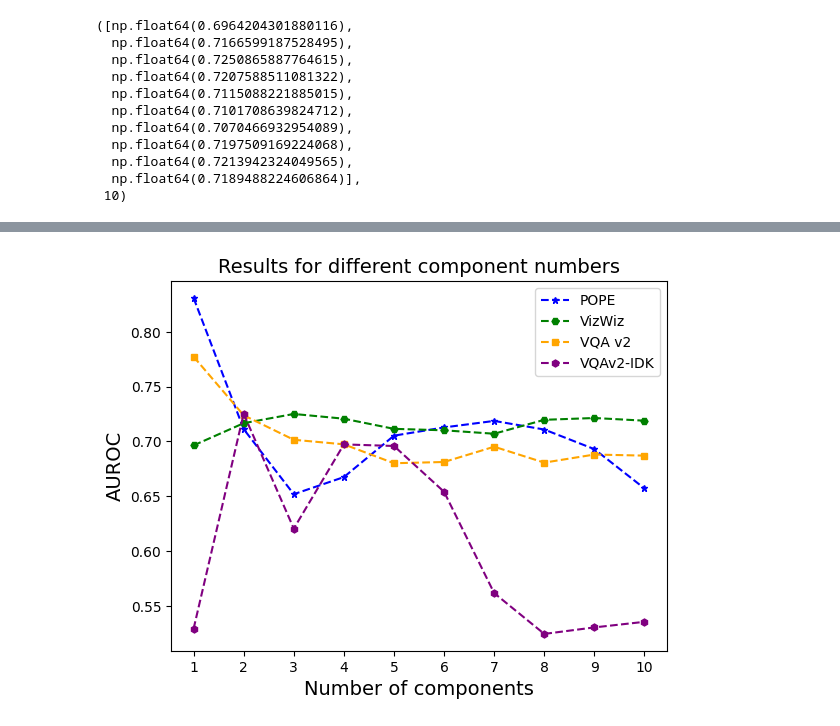
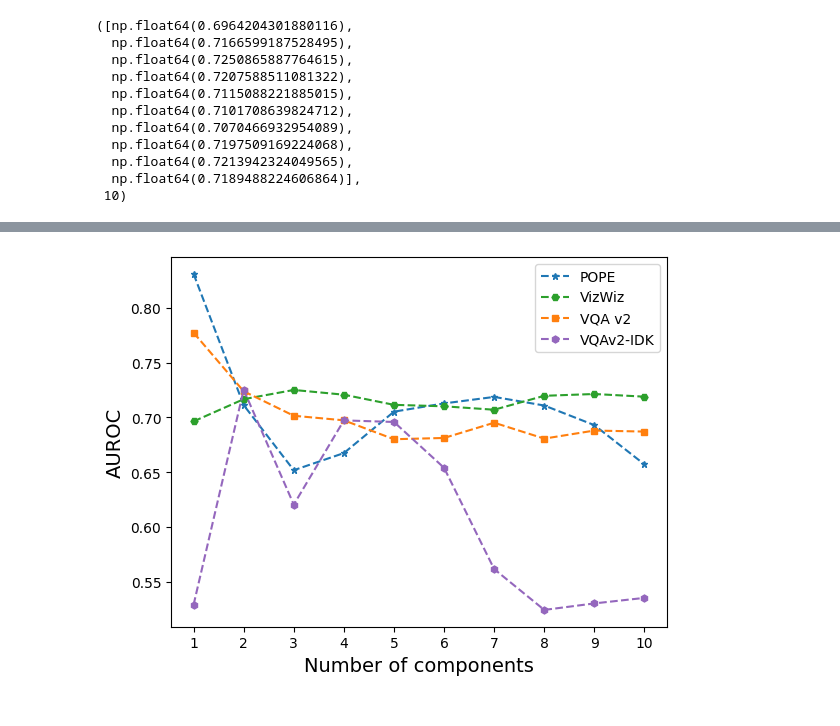
Before and after one commit to Yancy456/LVLM-Hall-OOD, a Jupyter notebook: results_different_components.ipynb, the cells around one changed output, grey strips where cells are left out. Drawn from its saved outputs; the diff is of its cells as text; code cells hidden in the pictures.

```diff
--- a/results_different_components.ipynb
+++ b/results_different_components.ipynb
@@ -82,29 +79,28 @@ vqaidk_scores,len(vqaidk_scores)
 # %%
 import matplotlib.pyplot as plt
 import numpy as np
 
 # Generate x values from 0 to 4π
 x = np.arange(1,len(pope_scores)+1)
 
 
 
 # Create the plot
-plt.plot(x, pope_scores, linestyle='--',marker='*',color='blue',label='POPE',markersize=5)
-plt.plot(x, vizwiz_scores, linestyle='--',marker='H',color='green',label='VizWiz',markersize=5)
-plt.plot(x, vqa_scores, linestyle='--',marker='s',color='orange',label='VQA v2',markersize=5)
-plt.plot(x, vqaidk_scores, linestyle='--',marker='h',color='purple',label='VQAv2-IDK',markersize=5)
+plt.plot(x, pope_scores, linestyle='--',marker='*',color='tab:blue',label='POPE',markersize=5)
+plt.plot(x, vizwiz_scores, linestyle='--',marker='H',color='tab:green',label='VizWiz',markersize=5)
+plt.plot(x, vqa_scores, linestyle='--',marker='s',color='tab:orange',label='VQA v2',markersize=5)
+plt.plot(x, vqaidk_scores, linestyle='--',marker='h',color='tab:purple',label='VQAv2-IDK',markersize=5)
 
 # Add labels and title
 plt.xlabel('Number of components',fontsize=14)
 plt.ylabel('AUROC',fontsize=14)
-plt.title('(A) Results for different component numbers',fontsize=14)
 
 plt.xticks(np.arange(1, len(pope_scores)+1))  # Force integer ticks
 
 # Add a legend
 plt.legend()
 plt.savefig('results_components.pdf',format="pdf",bbox_inches='tight')
 # Show the plot
 plt.show()
 # %% [output]
-[figure, old version]
+[figure, new version]
```
Also changed, not shown: parts of 3 cells of this notebook, 24 other files.
